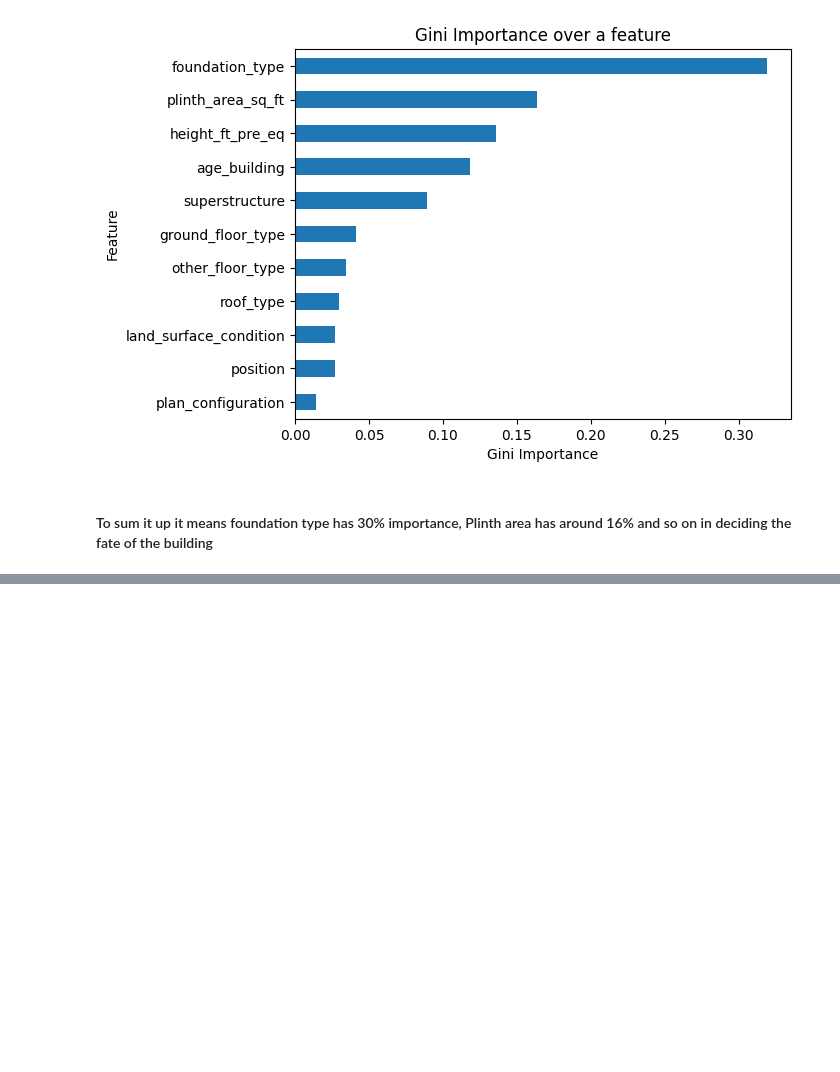
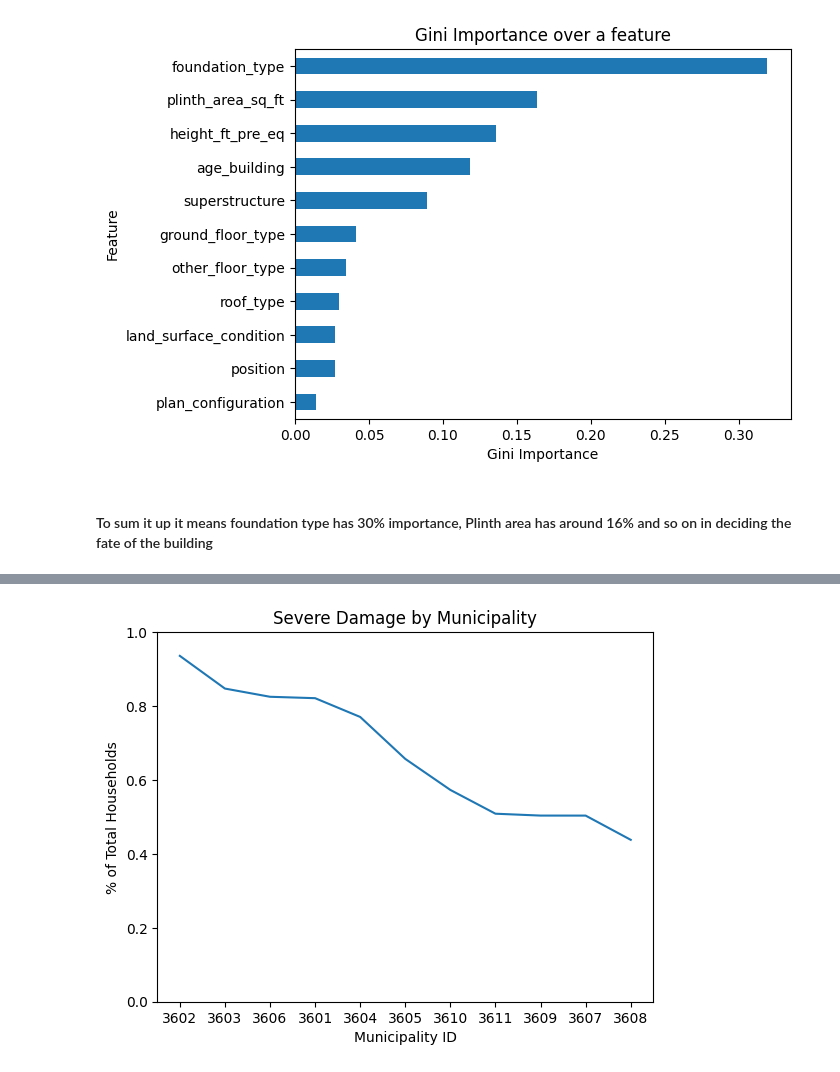
Before and after one commit to mayankprhr/NepalEarthquake, a Jupyter notebook: nepal.ipynb, the cells around one changed output, grey strips where cells are left out. Saved outputs shown, nothing was run; the diff lists cells and outputs as text; code cells hidden in the pictures; blank space fills up the shorter version.

Commit message:
demographics updated

```diff
--- a/nepal.ipynb
+++ b/nepal.ipynb
@@ -545,0 +650,3 @@ plt.title('Gini Importance over a feature');
+# %%
+df_dem=wrangle_demographs('./nepalDB.db')
+df_dem.head()
@@ -545,0 +740,4 @@ plt.title('Gini Importance over a feature');
+# %%
+damage_by_vdcmun =(
+    df_dem.groupby('vdcmun_id')['severity'].mean().sort_values(ascending=False)).to_frame()
+damage_by_vdcmun
@@ -545,0 +758,12 @@ plt.title('Gini Importance over a feature');
+# %%
+# Plot line
+plt.plot(damage_by_vdcmun.values)
+
+plt.xticks(range(len(damage_by_vdcmun)), labels= damage_by_vdcmun.index)
+plt.yticks(np.arange(0.0,1.1, 0.2))
+
+plt.xlabel("Municipality ID")
+plt.ylabel("% of Total Households")
+plt.title("Severe Damage by Municipality");
+# %% [output]
+[figure, added]
```
Also changed, not shown: parts of 19 cells of this notebook.
